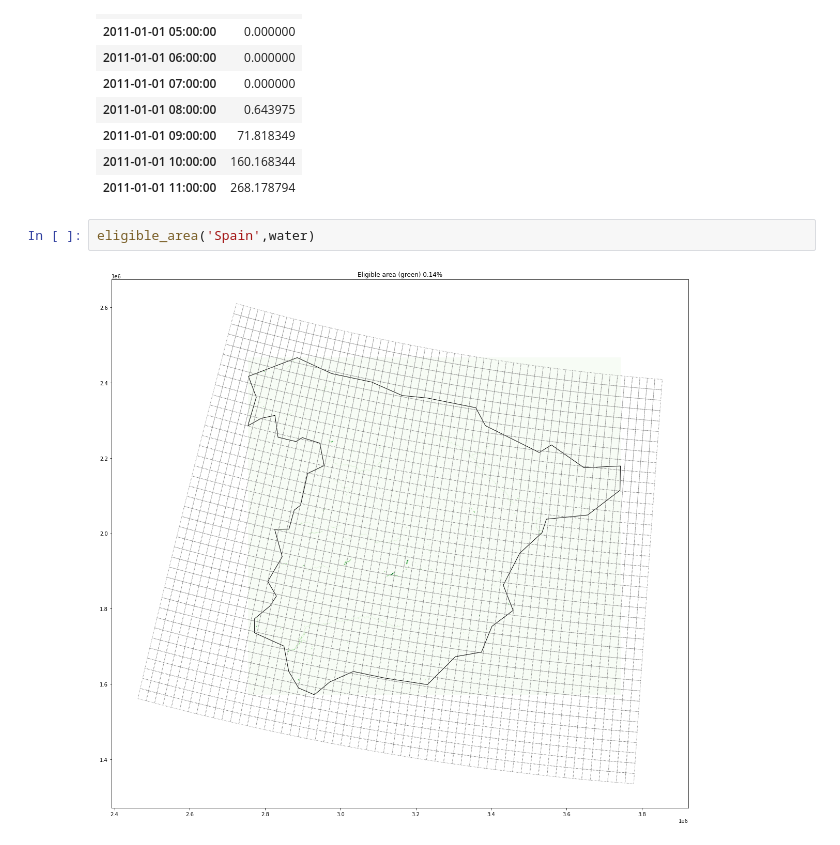
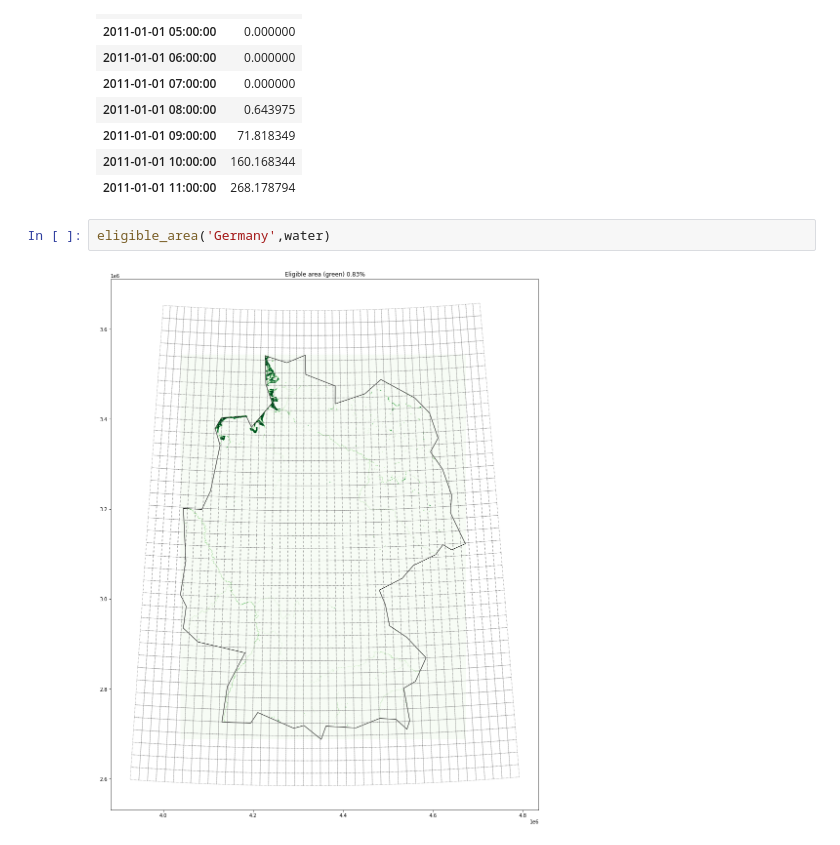
Before and after one commit to roberto-andrade22/PV_Parks_EU, a Jupyter notebook: Simulación.ipynb, the cells around one changed output. Drawn from its saved outputs; the diff is of its cells as text.

```diff
--- a/Simulación.ipynb
+++ b/Simulación.ipynb
@@ -34,6 +34,6 @@ spain2011.to_pandas().head(12)
 | 2011-01-01 10:00:00 | 160.168344 |
 | 2011-01-01 11:00:00 | 268.178794 |
 # %%
-eligible_area('Spain',water)
+eligible_area('Germany',water)
 # %% [output]
-[figure, old version]
+[figure, new version]
```
Also changed, not shown: 2 other files.
